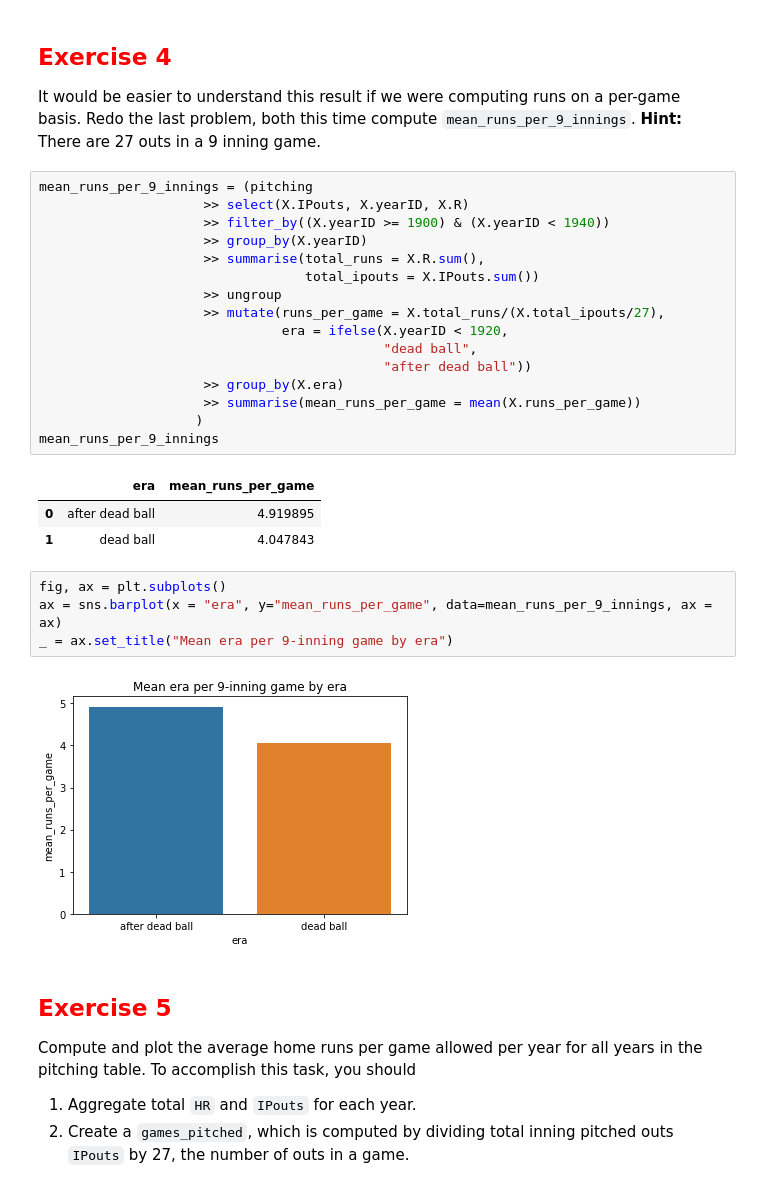
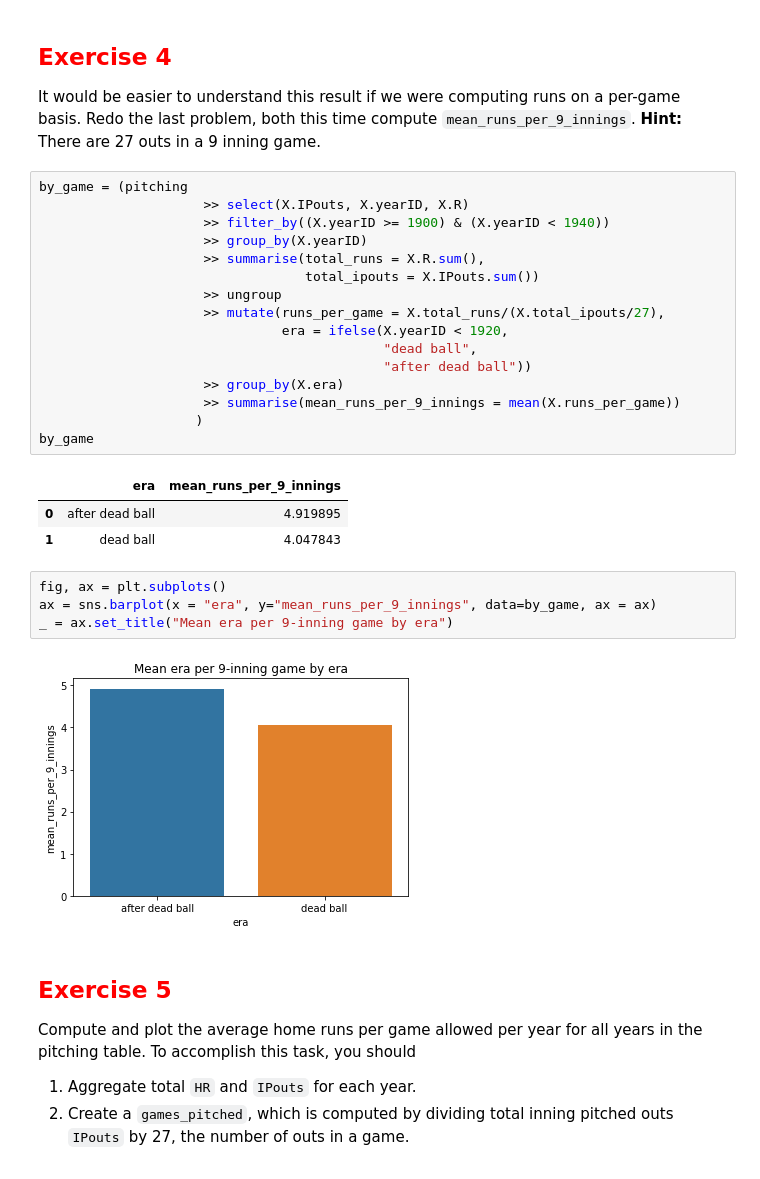
Before and after one commit to emmar2000/dsci326, a Jupyter notebook: module2/2_6_aggregation.ipynb, the cells around one changed output. Saved outputs shown, nothing was run; the diff lists cells and outputs as text.

```diff
--- a/module2/2_6_aggregation.ipynb
+++ b/module2/2_6_aggregation.ipynb
@@ -249,7 +249,7 @@ _ = ax.set_title("Mean era per out by era")
 
 It would be easier to understand this result if we were computing runs on a per-game basis.  Redo the last problem, both this time compute `mean_runs_per_9_innings`.  **Hint:** There are 27 outs in a 9 inning game.
 # %%
-mean_runs_per_9_innings = (pitching
+by_game = (pitching
                      >> select(X.IPouts, X.yearID, X.R)
                      >> filter_by((X.yearID >= 1900) & (X.yearID < 1940))
                      >> group_by(X.yearID)
@@ -261,19 +261,19 @@ mean_runs_per_9_innings = (pitching
                                             "dead ball",
                                             "after dead ball"))
                      >> group_by(X.era)
-                     >> summarise(mean_runs_per_game = mean(X.runs_per_game))
+                     >> summarise(mean_runs_per_9_innings = mean(X.runs_per_game))
                     )
-mean_runs_per_9_innings
+by_game
 # %% [output]
-|  | era | mean_runs_per_game |
+|  | era | mean_runs_per_9_innings |
 | 0 | after dead ball | 4.919895 |
 | 1 | dead ball | 4.047843 |
 # %%
 fig, ax = plt.subplots()
-ax = sns.barplot(x = "era", y="mean_runs_per_game", data=mean_runs_per_9_innings, ax = ax)
+ax = sns.barplot(x = "era", y="mean_runs_per_9_innings", data=by_game, ax = ax)
 _ = ax.set_title("Mean era per 9-inning game by era")
 # %% [output]
-[figure, old version]
+[figure, new version]
 # %% [markdown]
 ## <font color="red"> Exercise 5 </font>
 
```
